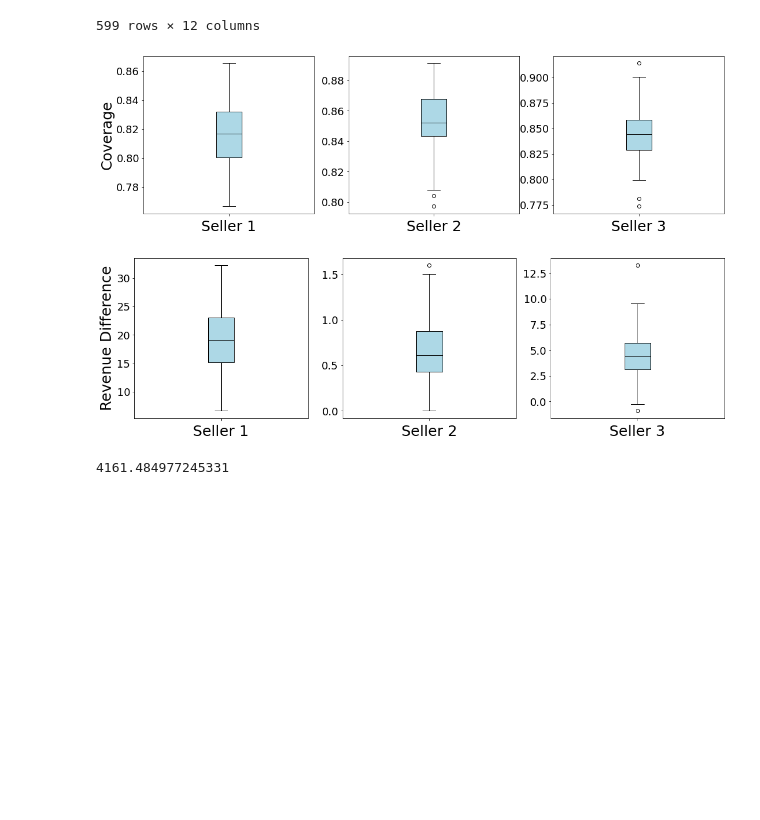
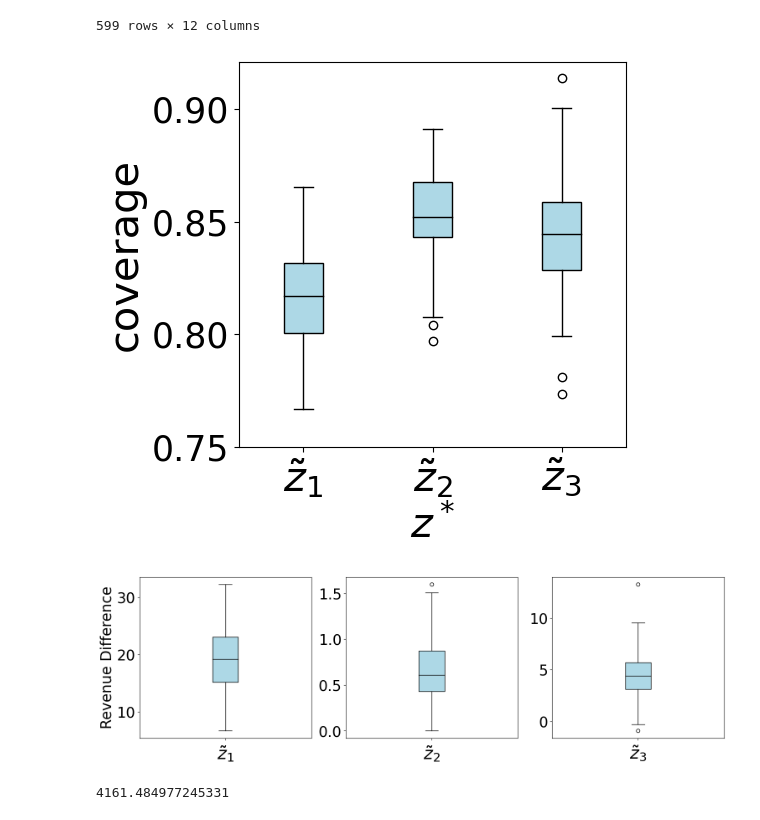
Before and after one commit to JialeHan22/Conformal-Online-Auction-Design, a Jupyter notebook: eBay_real_data.ipynb, the cells around one changed output. Drawn from its saved outputs; the diff is of its cells as text; code cells hidden in the pictures; blank space fills up the shorter version.

```diff
--- a/eBay_real_data.ipynb
+++ b/eBay_real_data.ipynb
@@ -299,68 +297,46 @@ for _ in range(num_runs):
 # %%
 payments_sa, sb_values_sa, max_welfares_sa, Differ__sa, IR_coverage_sa, Prop_sa = payments, sb_values, max_welfares, Differ_, IR_coverage, Prop
 # %%
-# Create a subplot with 1 row and 3 columns
-fig, axs = plt.subplots(1, 3, figsize=(18, 5)) # Adjust figsize as needed
-
-# Customize the first subplot
-axs[0].boxplot(IR_coverage_s, patch_artist=True, boxprops=dict(facecolor='lightblue'),
-               medianprops=dict(color="black"))
-axs[0].set_xlabel('Seller 1', fontsize=25)
-axs[0].set_ylabel('Coverage', fontsize=25)
-axs[0].tick_params(axis='y', labelsize=18)
-axs[0].set_xticklabels([''])
-
-
-# Draw a boxplot for IR_coverage_m on the second subplot
-axs[1].boxplot(IR_coverage_m, patch_artist=True, boxprops=dict(facecolor='lightblue'),
-               medianprops=dict(color="black"))
-axs[1].set_xlabel('Seller 2', fontsize=25)
-axs[1].tick_params(axis='y', labelsize=18)
-axs[1].set_xticklabels([''])
-
-# Draw a boxplot for IR_coverage_sa on the third subplot
-axs[2].boxplot(IR_coverage_sa, patch_artist=True, boxprops=dict(facecolor='lightblue'),
-               medianprops=dict(color="black"))
-axs[2].set_xlabel('Seller 3', fontsize=25)
-axs[2].tick_params(axis='y', labelsize=18)
-axs[2].set_xticklabels([''])
-
-# Show the entire plot
+fig = plt.figure(figsize=(5, 5))
+data = [IR_coverage_s, IR_coverage_m, IR_coverage_sa]
+plt.boxplot(data, patch_artist=True, medianprops=dict(color="black"), boxprops=dict(facecolor='lightblue'))
+plt.xlabel('$z^*$', fontsize=30)
+plt.ylabel('coverage', fontsize=30)
+plt.locator_params(axis='y', nbins=5)
+plt.yticks([0.75,0.80,0.85,0.9], fontsize=25)
+plt.xticks([1, 2, 3], [r"$\tilde{z}_1$",r"$\tilde{z}_2$",r"$\tilde{z}_3$" ], fontsize=30)
 plt.show()
 # %% [output]
-[figure, old version]
+[figure, new version]
 # %%
-# Create a subplot with 1 row and 3 columns
 fig, axs = plt.subplots(1, 3, figsize=(18, 5)) # Adjust figsize as needed
 
 # Customize the first subplot
 axs[0].boxplot(Differ__s, patch_artist=True, boxprops=dict(facecolor='lightblue'),
                medianprops=dict(color="black"))
-axs[0].set_xlabel('Seller 1', fontsize=25)
+axs[0].set_xlabel(r"$\tilde{z}_1$", fontsize=30)
 axs[0].set_ylabel('Revenue Difference', fontsize=25)
-axs[0].tick_params(axis='y', labelsize=18)
+axs[0].tick_params(axis='y', labelsize=25)
 axs[0].set_xticklabels([''])
 
 # Draw a boxplot for Differ__m on the second subplot
 axs[1].boxplot(Differ__m, patch_artist=True, boxprops=dict(facecolor='lightblue'),
                medianprops=dict(color="black"))
-axs[1].set_xlabel('Seller 2', fontsize=25)
-axs[1].tick_params(axis='y', labelsize=18)
+axs[1].set_xlabel(r"$\tilde{z}_2$", fontsize=30)
+axs[1].tick_params(axis='y', labelsize=25)
 axs[1].set_xticklabels([''])
 
 
 # Draw a boxplot for Differ__sa on the third subplot
 axs[2].boxplot(Differ__sa, patch_artist=True, boxprops=dict(facecolor='lightblue'),
                medianprops=dict(color="black"))
-axs[2].set_xlabel('Seller 3', fontsize=25)
-axs[2].tick_params(axis='y', labelsize=18)
+axs[2].set_xlabel(r"$\tilde{z}_3$", fontsize=30)
+axs[2].tick_params(axis='y', labelsize=25)
 axs[2].set_xticklabels([''])
 
-
-# Show the entire plot
 plt.show()
 # %% [output]
-[figure, old version]
+[figure, new version]
 # %%
 def change_N_N(Table_old,Table_new,trunc_time=6.5,N=800,time=100):
     IR = []
```
Also changed, not shown: parts of 3 cells of this notebook.
